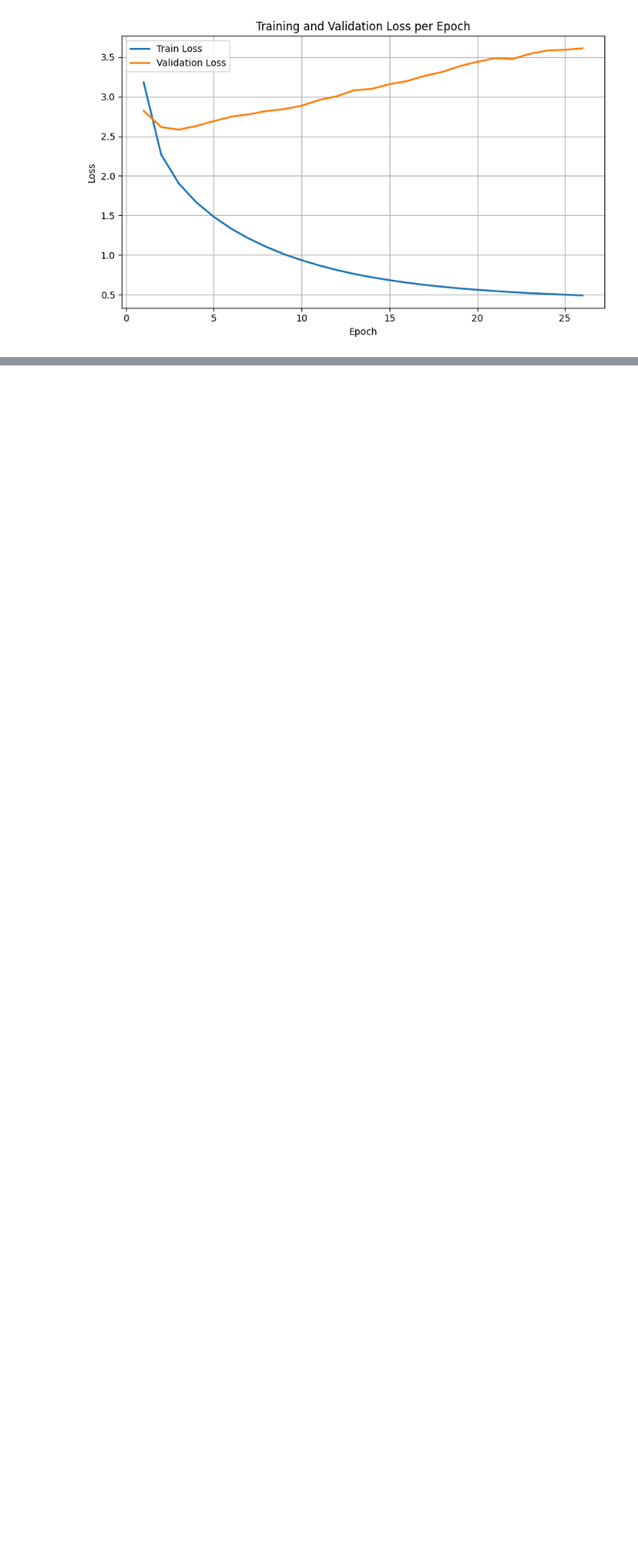
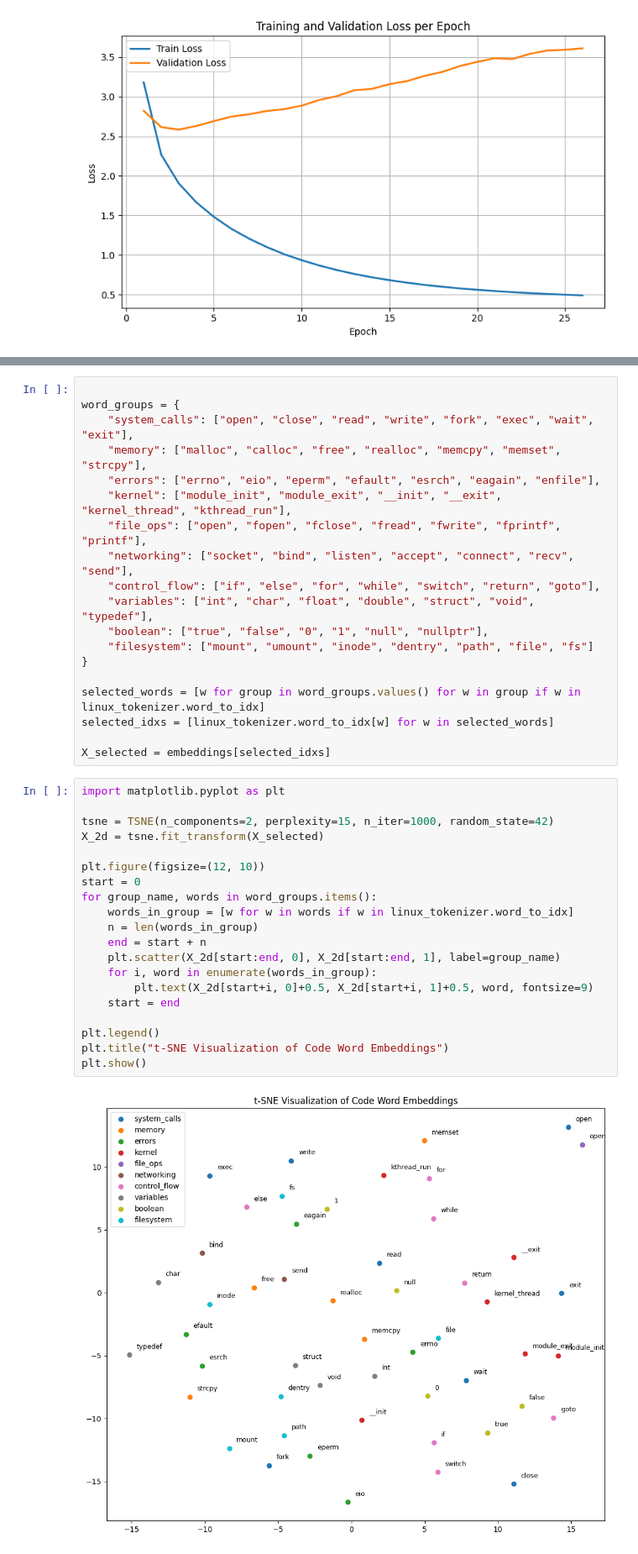
Before and after one commit to Kartik0806/ES-335-Assignments, a Jupyter notebook: Assignment 3/analysis.ipynb, the cells around one changed output, grey strips where cells are left out. Shown: that part at 84% size. Drawn from its saved outputs; the diff is of its cells as text; blank space fills up the shorter version.

```diff
--- a/Assignment 3/analysis.ipynb
+++ b/Assignment 3/analysis.ipynb
@@ -181,0 +258,41 @@ plt.show()
+# %%
+
+word_groups = {
+    "system_calls": ["open", "close", "read", "write", "fork", "exec", "wait", "exit"],
+    "memory": ["malloc", "calloc", "free", "realloc", "memcpy", "memset", "strcpy"],
+    "errors": ["errno", "eio", "eperm", "efault", "esrch", "eagain", "enfile"],
+    "kernel": ["module_init", "module_exit", "__init", "__exit", "kernel_thread", "kthread_run"],
+    "file_ops": ["open", "fopen", "fclose", "fread", "fwrite", "fprintf", "printf"],
+    "networking": ["socket", "bind", "listen", "accept", "connect", "recv", "send"],
+    "control_flow": ["if", "else", "for", "while", "switch", "return", "goto"],
+    "variables": ["int", "char", "float", "double", "struct", "void", "typedef"],
+    "boolean": ["true", "false", "0", "1", "null", "nullptr"],
+    "filesystem": ["mount", "umount", "inode", "dentry", "path", "file", "fs"]
+}
+
+selected_words = [w for group in word_groups.values() for w in group if w in linux_tokenizer.word_to_idx]
+selected_idxs = [linux_tokenizer.word_to_idx[w] for w in selected_words]
+
+X_selected = embeddings[selected_idxs]
+# %%
+import matplotlib.pyplot as plt
+
+tsne = TSNE(n_components=2, perplexity=15, n_iter=1000, random_state=42)
+X_2d = tsne.fit_transform(X_selected)
+
+plt.figure(figsize=(12, 10))
+start = 0
+for group_name, words in word_groups.items():
+    words_in_group = [w for w in words if w in linux_tokenizer.word_to_idx]
+    n = len(words_in_group)
+    end = start + n
+    plt.scatter(X_2d[start:end, 0], X_2d[start:end, 1], label=group_name)
+    for i, word in enumerate(words_in_group):
+        plt.text(X_2d[start+i, 0]+0.5, X_2d[start+i, 1]+0.5, word, fontsize=9)
+    start = end
+
+plt.legend()
+plt.title("t-SNE Visualization of Code Word Embeddings")
+plt.show()
+# %% [output]
+[figure, added]
```
Also changed, not shown: parts of 5 cells of this notebook.
